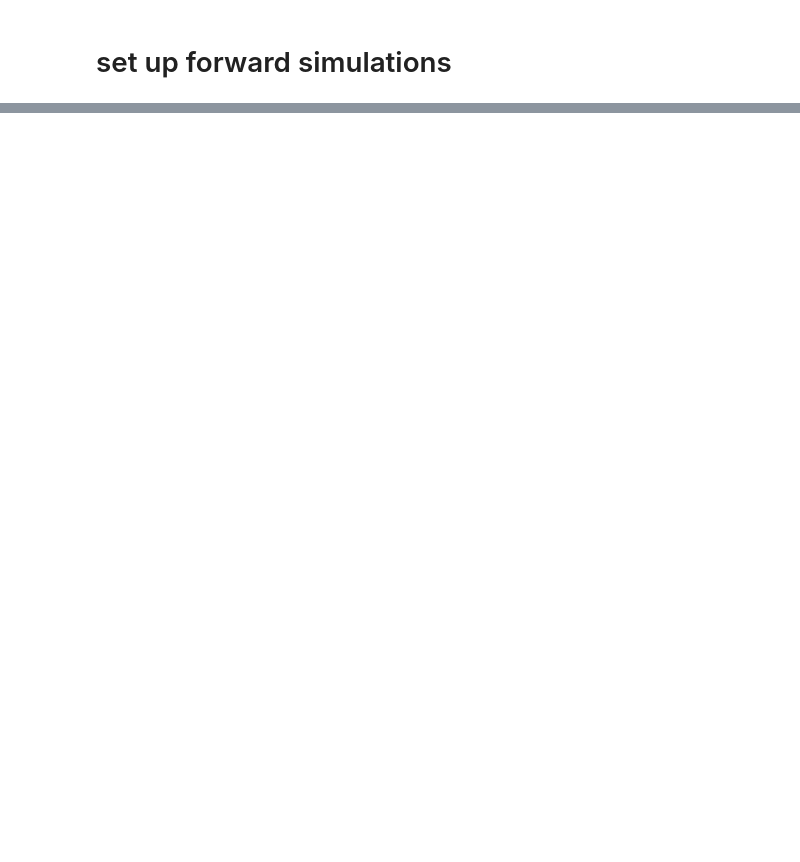
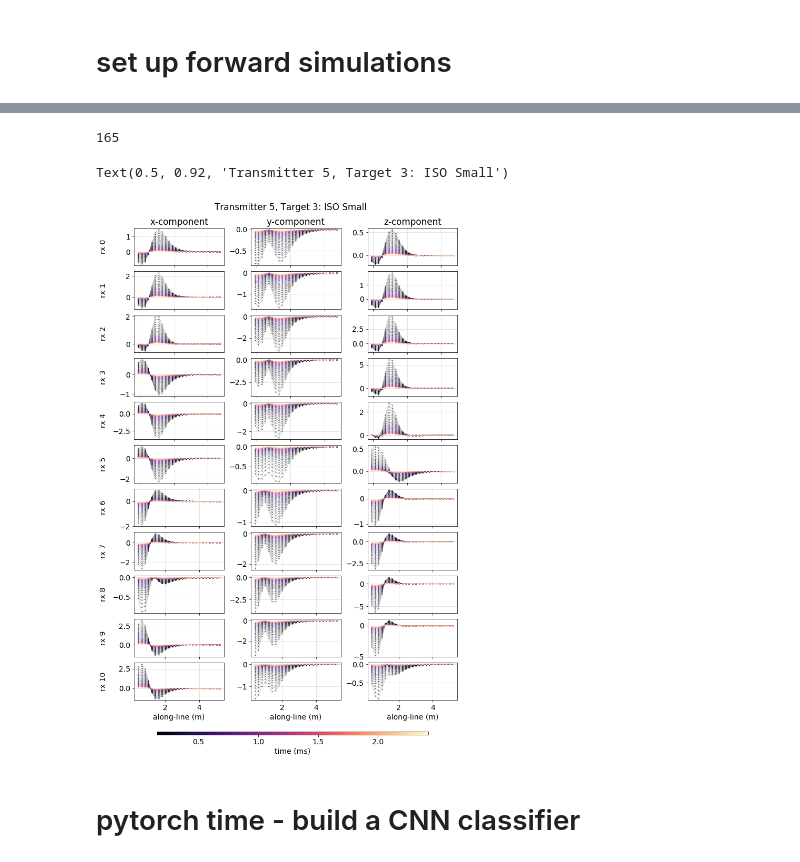
Before and after one commit to lheagy/uxo-notebooks, a Jupyter notebook: generate-synthetic-data.ipynb, the cells around one changed output, grey strips where cells are left out. Drawn from its saved outputs; the diff is of its cells as text; code cells hidden in the pictures; blank space fills up the shorter version.

```diff
--- a/generate-synthetic-data.ipynb
+++ b/generate-synthetic-data.ipynb
@@ -205,7 +208,7 @@ st = FModParam(sensorinfo, pos, mnum, times, Tx_indices_rot, Rx_indices_rot)
 # %%
 def run_simulations(parameters):
     data = []
-    for i, l in enumerate(parameters["labels"]):
+    for i, l in enumerate(parameters["label"]):
         if l == 0:
             # this can later be replaced with random noise or other structured but uninteresting signal
             V = np.zeros((pos.shape[0], len(times)))
@@ -240,0 +242,9 @@ TODOs:
+# %%
+pos = pos.reshape(ncycles, mnum.max()+1, 3)
+# %%
+dind = 3
+d = data_train[dind]
+
+print(f"class: {class_dict[labels_train[dind]]}, data shape: {d.shape}")
+
+params_train.iloc[dind]
@@ -240,0 +262,59 @@ TODOs:
+# %%
+# tx_num, rx_num, rx_comp, rxcube
+sensor_table = sensorinfo.measNum2TxRxRxcCube()
+# %%
+len(sensor_table)
+# %% [output]
+165
+# %%
+nrx = 11
+fig, ax = plt.subplots(nrx, 3, figsize=(11, 1.5*nrx))
+fig.subplots_adjust(wspace=0.3, hspace=0.15)
+
+plot_tx = 4
+tx_inds = (sensor_table[:, 0] == plot_tx)
+
+cm = plt.get_cmap('magma')
+c_norm = Normalize(vmin=times.min(), vmax=times.max())
+scalar_map = cmap.ScalarMappable(norm=c_norm, cmap=cm)
+scalar_map.set_array([])
+
+for rx in range(nrx):
+    ii = tx_inds & (sensor_table[:, 3] == rx)
+    for a, comp in zip(ax[rx, :], [0, 1, 2]):
+        mnumind = np.where( ii & (sensor_table[:, 2] == comp))[0][0]
+        for t in range(len(times)):
+            a.plot(
+                pos[:, mnumind, 1], d[:, mnumind, t],
+                color=scalar_map.to_rgba(times[t]), marker=".", lw=0.5, alpha=0.4, ms=3
+            )
+
+        a.grid(which="both", alpha=0.4)
+        if rx < nrx-1:
+            a.set_xticklabels('')
+        else:
+            a.set_xlabel("along-line (m)")
+
+        if rx == 0:
+            if comp == 0:
+                a.set_title("x-component")
+            elif comp == 1:
+                a.set_title("y-component")
+            elif comp == 2:
+                a.set_title("z-component")
+
+        if comp == 0:
+            a.set_ylabel(f"rx {rx}")
+            a.yaxis.set_label_coords(-0.3, 0.5)
+
+# plt.tight_layout()
+cbar_ax = fig.add_axes([0.18, 0.07, 0.65, 0.005])
+cb = plt.colorbar(scalar_map, cbar_ax, orientation="horizontal")
+cb.set_label('time (ms)')
+
+fig.suptitle(f"Transmitter {plot_tx+1}, Target {dind}: {class_dict[labels_train[dind]]}", y=0.92)
+# %% [output]
+Text(0.5, 0.92, 'Transmitter 5, Target 3: ISO Small')
+[figure, added]
+# %% [markdown]
+# pytorch time - build a CNN classifier
```
Also changed, not shown: parts of 7 cells of this notebook.
